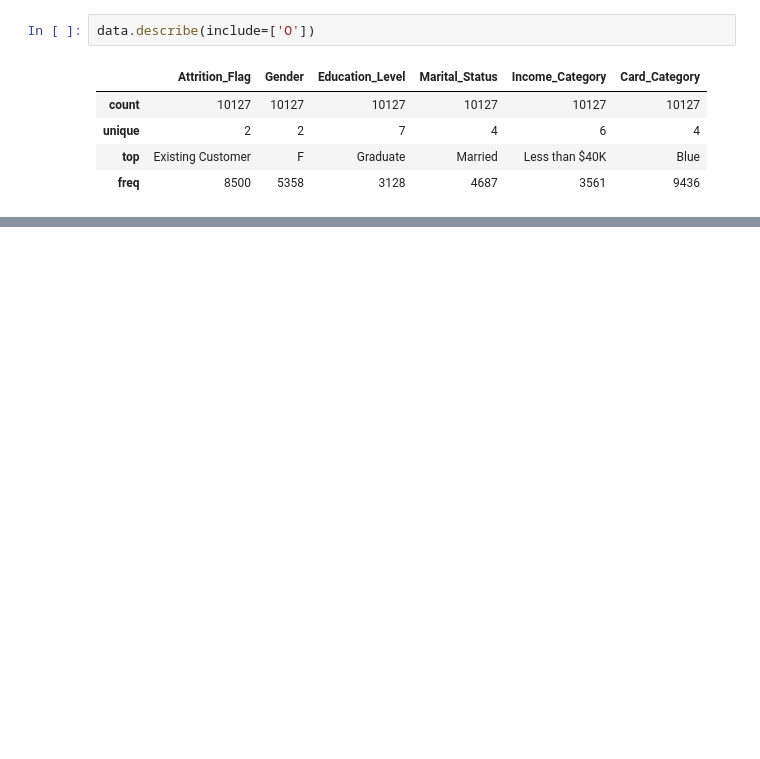
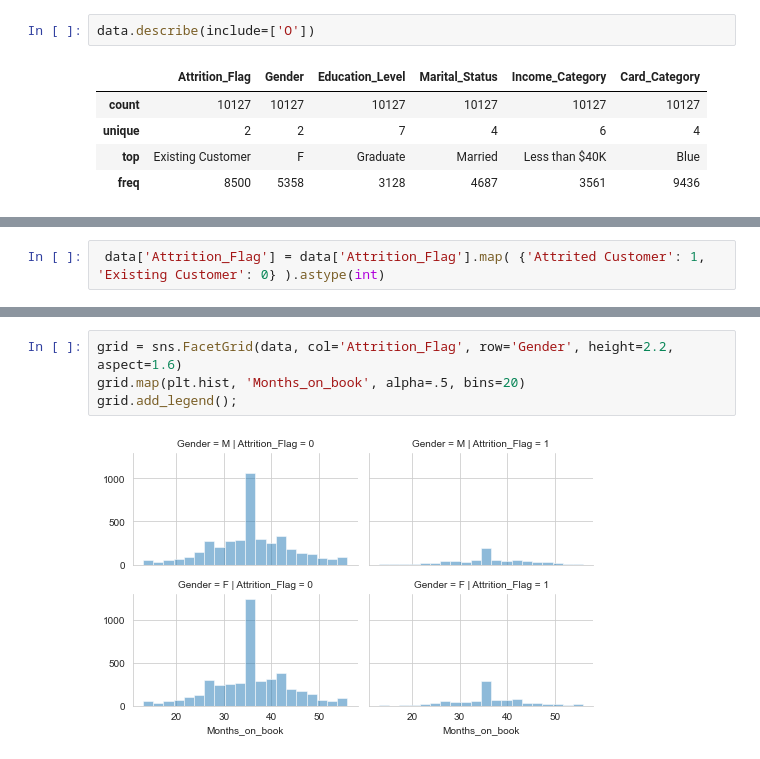
Before and after one commit to kasiadybcio/Credit_card, a Jupyter notebook: eda.ipynb, the cells around one changed output, grey strips where cells are left out. Drawn from its saved outputs; the diff is of its cells as text; blank space fills up the shorter version.

```diff
--- a/eda.ipynb
+++ b/eda.ipynb
@@ -170,0 +176,2 @@ array([[<Axes: title={'center': 'CLIENTNUM'}>,
+# %%
+ data['Attrition_Flag'] = data['Attrition_Flag'].map( {'Attrited Customer': 1, 'Existing Customer': 0} ).astype(int)
@@ -170,0 +195,6 @@ array([[<Axes: title={'center': 'CLIENTNUM'}>,
+# %%
+grid = sns.FacetGrid(data, col='Attrition_Flag', row='Gender', height=2.2, aspect=1.6)
+grid.map(plt.hist, 'Months_on_book', alpha=.5, bins=20)
+grid.add_legend();
+# %% [output]
+[figure, added]
```
Also changed, not shown: parts of 17 cells of this notebook.
